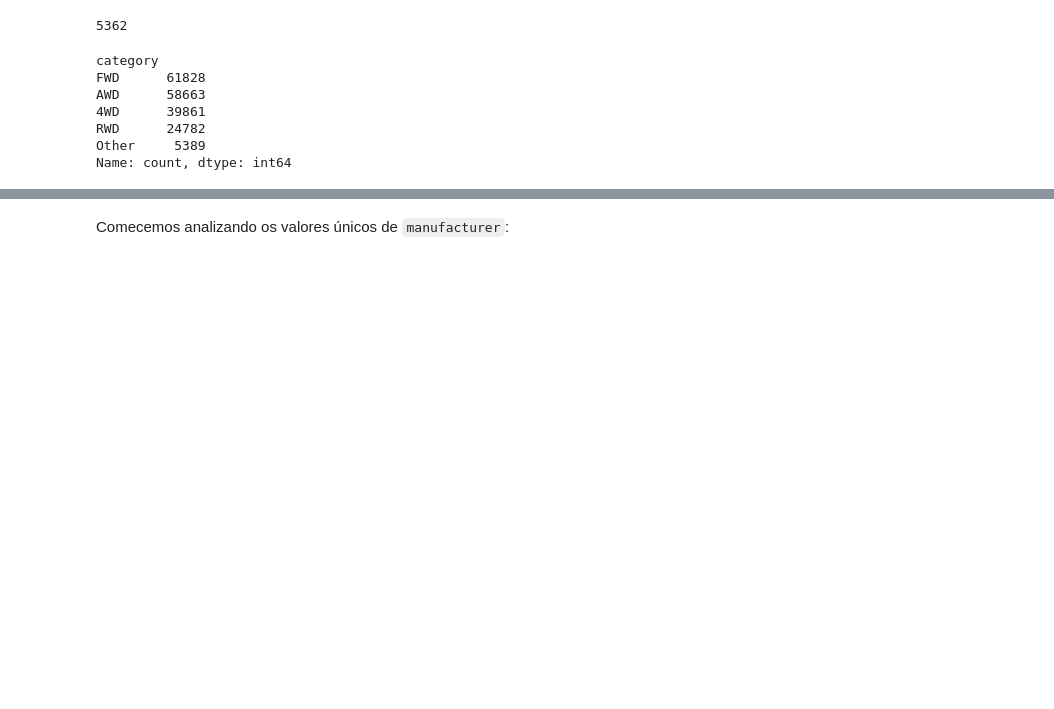
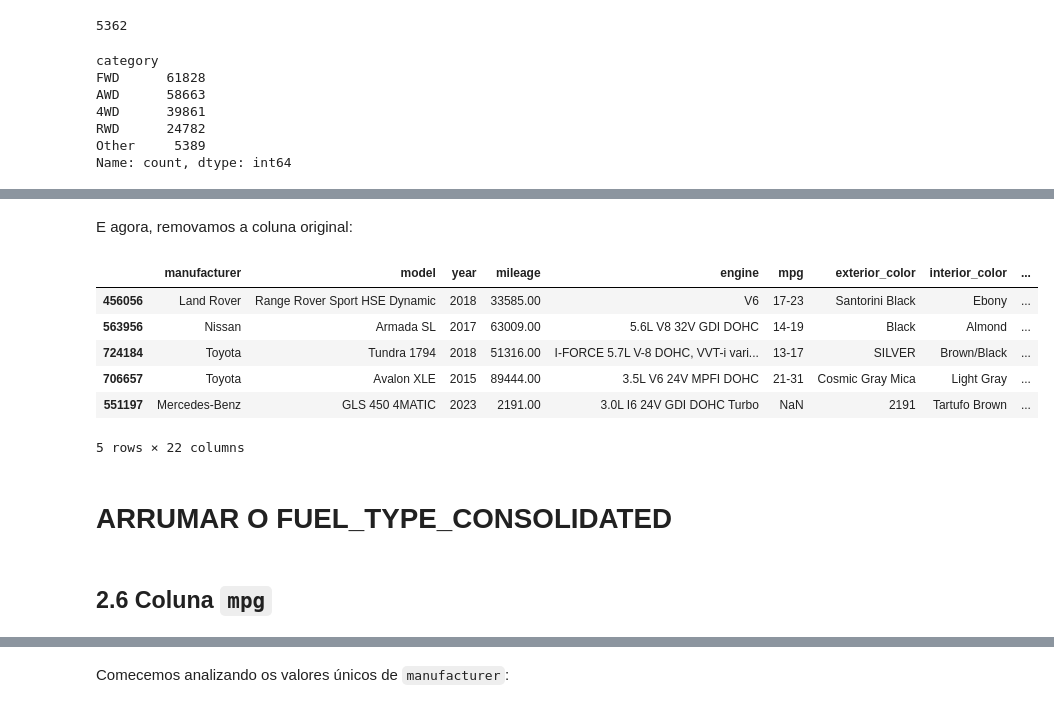
Before and after one commit to BaRobles/Compass_Data_Science, a Jupyter notebook: Sprint-2/Sprint 2.ipynb, the cells around one changed output, grey strips where cells are left out. Cells and saved outputs as stored; diff of their text form; code cells hidden in the pictures; blank space fills up the shorter version.

````diff
--- a/Sprint-2/Sprint 2.ipynb
+++ b/Sprint-2/Sprint 2.ipynb
@@ -360,0 +367,23 @@ drivetrain_por_seller.head(50)
+# %%
+def classify_fuel_type(fuel_type):
+    patterns = {
+        'Hybrid': r'\b(Hybrid|Plug-In Hybrid|Gasoline/Mild Electric Hybrid|Gas\/Electric Hybrid|PHEV)\b',
+        'Gasoline': r'\b(Gasoline|Gas|Regular Unleaded|Premium Unleaded|G)\b',
+        'Diesel': r'\b(Diesel|Biodiesel)\b',
+        'Flex Fuel': r'\b(E85 Flex Fuel|Flexible Fuel|Flex Fuel Capability)\b',
+        'Electric': r'\b(Electric|Electric Fuel System)\b',
+        'Natural Gas': r'\b(Compressed Natural Gas|Natural Gas|Gaseous)\b',
+        'Hydrogen': r'\b(Hydrogen Fuel Cell)\b'
+    }
+
+    if pd.isnull(fuel_type):
+        return 'Other'
+
+    for category, pattern in patterns.items():
+        if re.search(pattern, fuel_type, re.IGNORECASE):
+            return category
+
+    return 'Other'
+
+cars_df['category'] = cars_df['fuel_type'].apply(classify_fuel_type)
+cars_df['category'].value_counts()
@@ -360,0 +401,18 @@ drivetrain_por_seller.head(50)
+# %% [markdown]
+E agora, removamos a coluna original:
+# %%
+cars_df.drop('fuel_type', axis=1, inplace=True)
+cars_df.rename(columns={'category': 'fuel_type'}, inplace=True)
+cars_df.head()
+# %% [output]
+|  | manufacturer | model | year | mileage | engine | mpg | exterior_color | interior_color | ... |
+| 456056 | Land Rover | Range Rover Sport HSE Dynamic | 2018 | 33585.00 | V6 | 17-23 | Santorini Black | Ebony | ... |
+| 563956 | Nissan | Armada SL | 2017 | 63009.00 | 5.6L V8 32V GDI DOHC | 14-19 | Black | Almond | ... |
+| 724184 | Toyota | Tundra 1794 | 2018 | 51316.00 | I-FORCE 5.7L V-8 DOHC, VVT-i vari... | 13-17 | SILVER | Brown/Black | ... |
+| 706657 | Toyota | Avalon XLE | 2015 | 89444.00 | 3.5L V6 24V MPFI DOHC | 21-31 | Cosmic Gray Mica | Light Gray | ... |
+| 551197 | Mercedes-Benz | GLS 450 4MATIC | 2023 | 2191.00 | 3.0L I6 24V GDI DOHC Turbo | NaN | 2191 | Tartufo Brown | ... |
+5 rows × 22 columns
+# %% [markdown]
+# ARRUMAR O FUEL_TYPE_CONSOLIDATED
+# %% [markdown]
+## 2.6 Coluna ```mpg```
````
Also changed, not shown: parts of 10 cells of this notebook.
